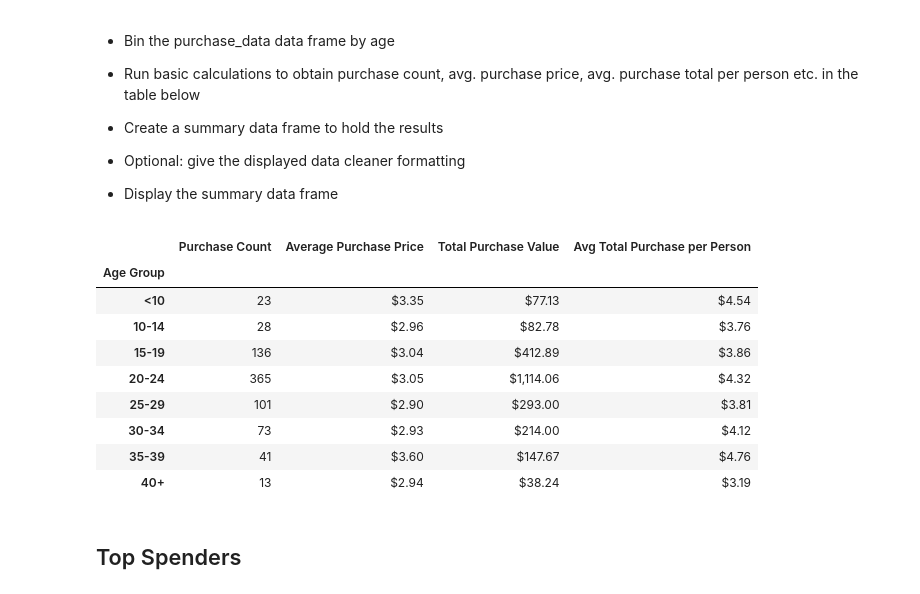
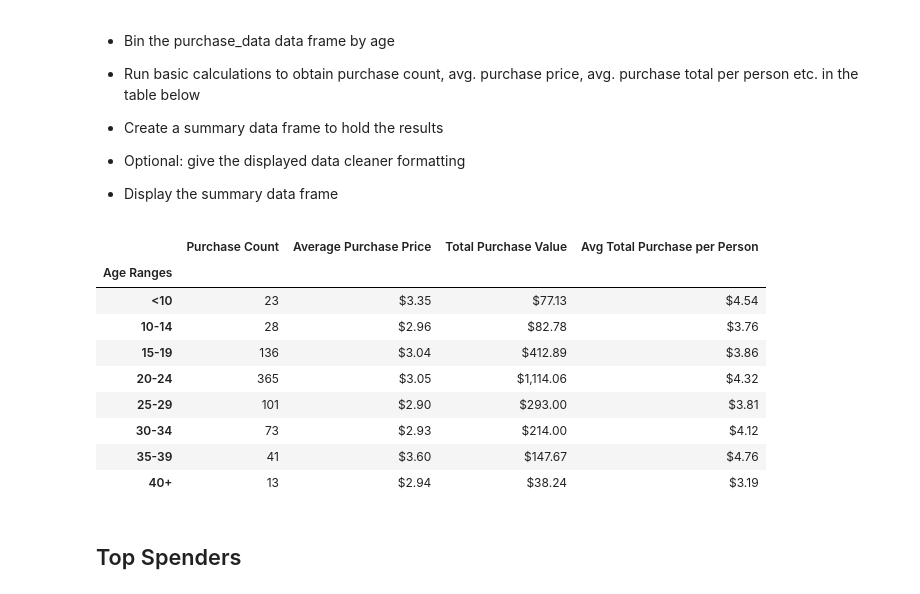
Before and after one commit to Abzraja/pandas-challenge, a Jupyter notebook: HeroesOfPymoli/HeroesOfPymoli_starter.ipynb, the cells around one changed output. Cells and saved outputs as stored; diff of their text form; code cells hidden in the pictures.

```diff
--- a/HeroesOfPymoli/HeroesOfPymoli_starter.ipynb
+++ b/HeroesOfPymoli/HeroesOfPymoli_starter.ipynb
@@ -188,34 +220,45 @@ age_group_df
 
 
 * Display the summary data frame
-# %%
-purchase_data["Age Group"] = pd.cut(purchase_data["Age"], bins, labels=group_names, include_lowest=True)
-
-purchase_analysis_age_group = purchase_data.groupby("Age Group")
-
-purchase_count_age = purchase_analysis_age_group["Purchase ID"].count()
-average_purchase_price_age = purchase_analysis_age_group["Price"].mean().astype(float).map("${:,.2f}".format)
-total_purchase_value_age =  purchase_analysis_age_group["Price"].sum().astype(float).map("${:,.2f}".format)
-total_avg_per_person_age = (purchase_analysis_age_group["Price"].sum()/age_count).astype(float).map("${:,.2f}".format)
-
-purchase_analysis_age_df = pd.DataFrame({
-                                        "Purchase Count": purchase_count_age,
-                                        "Average Purchase Price": average_purchase_price_age,
-                                        "Total Purchase Value": total_purchase_value_age,
-                                        "Avg Total Purchase per Person": total_avg_per_person_age
-                                        })
-purchase_analysis_age_df
-# %% [output]
-|  | Purchase Count | Average Purchase Price | Total Purchase Value | Avg Total Purchase per Person |
-| Age Group |  |  |  |  |
-| <10 | 23 | $3.35 | $77.13 | $4.54 |
-| 10-14 | 28 | $2.96 | $82.78 | $3.76 |
-| 15-19 | 136 | $3.04 | $412.89 | $3.86 |
-| 20-24 | 365 | $3.05 | $1,114.06 | $4.32 |
-| 25-29 | 101 | $2.90 | $293.00 | $3.81 |
-| 30-34 | 73 | $2.93 | $214.00 | $4.12 |
-| 35-39 | 41 | $3.60 | $147.67 | $4.76 |
-| 40+ | 13 | $2.94 | $38.24 | $3.19 |
+# %%
+#Bin the purchase_data data frame by age
+purchase_data["Age Ranges"] = pd.cut(purchase_data["Age"], bins, labels=group_names, include_lowest=True)
+
+#Group by Age bins
+purchase_analysis_age_group = purchase_data.groupby("Age Ranges")
+
+#Run basic calculations to obtain purchase count, avg. purchase price, avg. purchase total per person etc. in the table below
+purchase_count = purchase_analysis_age_group["Purchase ID"].count()
+average_purchase_price = purchase_analysis_age_group["Price"].mean()
+total_purchase_value =  purchase_analysis_age_group["Price"].sum()
+total_avg_per_person = purchase_analysis_age_group["Price"].sum()/age_count
+
+#Create a summary data frame to hold the results
+purchase_analysis_age_df = pd.DataFrame({
+                                        "Purchase Count": purchase_count,
+                                        "Average Purchase Price": average_purchase_price,
+                                        "Total Purchase Value": total_purchase_value,
+                                        "Avg Total Purchase per Person": total_avg_per_person
+                                        })
+
+#Optional: give the displayed data cleaner formatting
+purchase_analysis_age_df["Average Purchase Price"] = purchase_analysis_age_df["Average Purchase Price"].map("${:,.2f}".format)
+purchase_analysis_age_df["Total Purchase Value"] = purchase_analysis_age_df["Total Purchase Value"].map("${:,.2f}".format)
+purchase_analysis_age_df["Avg Total Purchase per Person"] = purchase_analysis_age_df["Avg Total Purchase per Person"].map("${:,.2f}".format)
+
+#Display the summary data frame
+purchase_analysis_age_df
+# %% [output]
+|  | Purchase Count | Average Purchase Price | Total Purchase Value | Avg Total Purchase per Person |
+| Age Ranges |  |  |  |  |
+| <10 | 23 | $3.35 | $77.13 | $4.54 |
+| 10-14 | 28 | $2.96 | $82.78 | $3.76 |
+| 15-19 | 136 | $3.04 | $412.89 | $3.86 |
+| 20-24 | 365 | $3.05 | $1,114.06 | $4.32 |
+| 25-29 | 101 | $2.90 | $293.00 | $3.81 |
+| 30-34 | 73 | $2.93 | $214.00 | $4.12 |
+| 35-39 | 41 | $3.60 | $147.67 | $4.76 |
+| 40+ | 13 | $2.94 | $38.24 | $3.19 |
 # %% [markdown]
 ## Top Spenders
 # %% [markdown]
```
Also changed, not shown: parts of 6 cells of this notebook, 1 other file.
